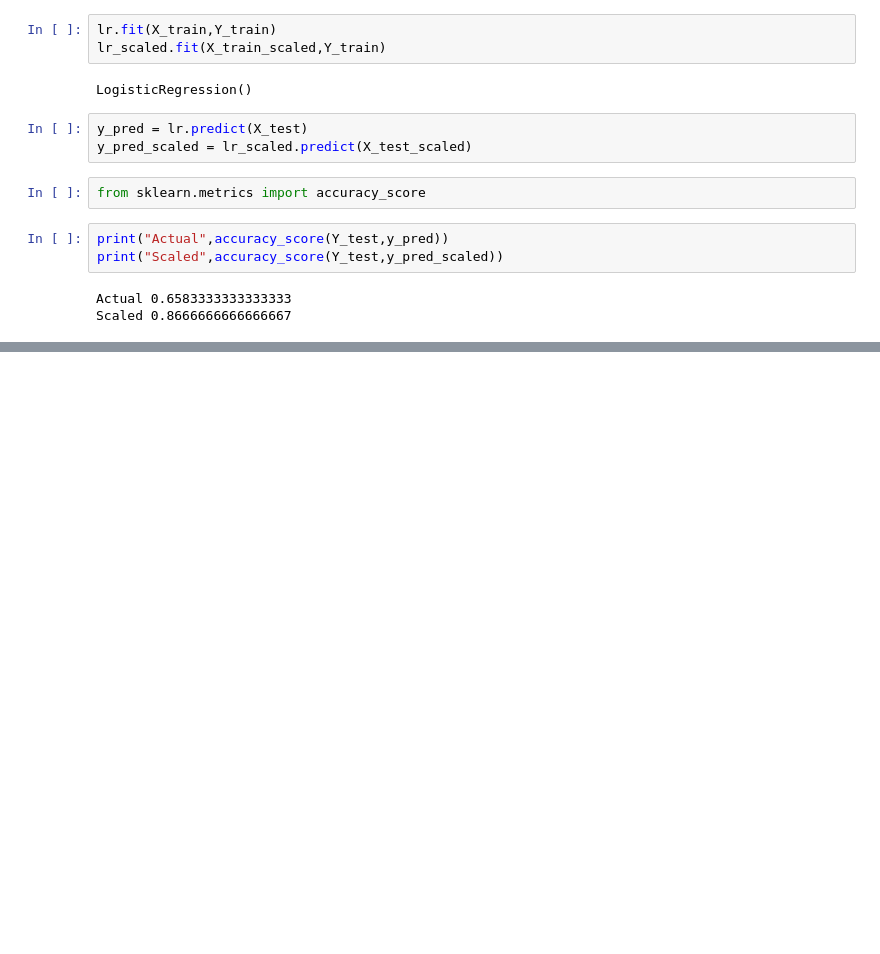
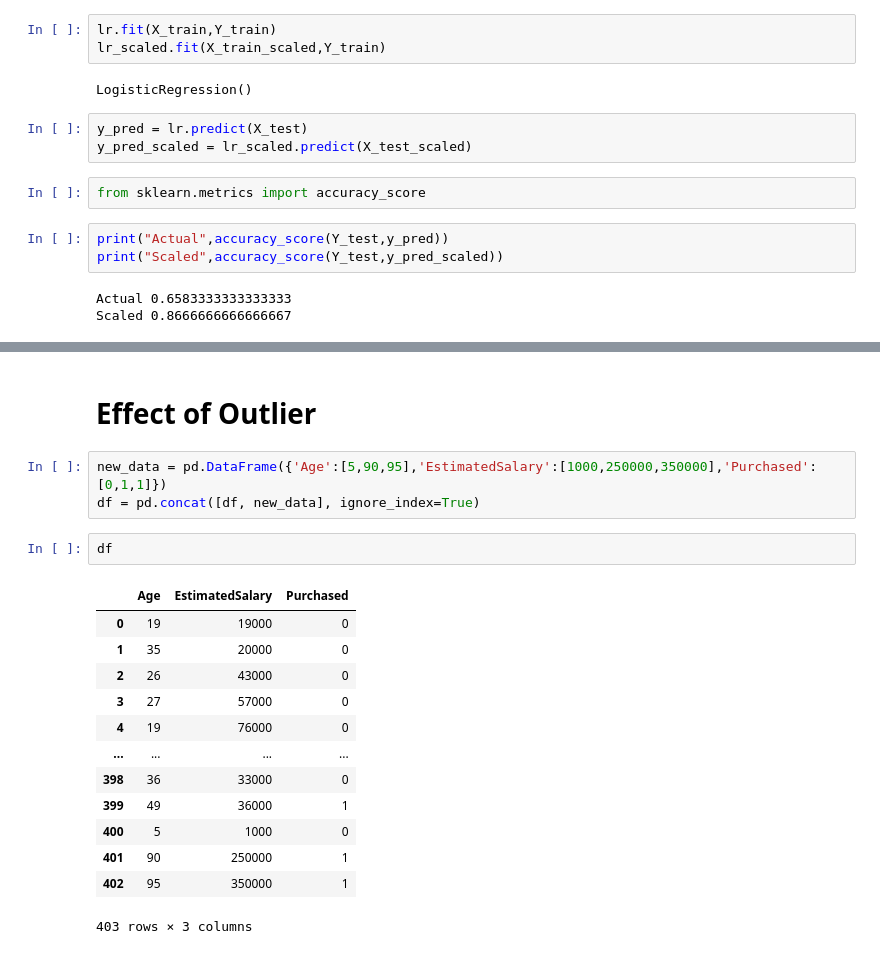
Before and after one commit to najnin26/Machine-Learning, a Jupyter notebook: Basic/standardization.ipynb, the cells around one changed output, grey strips where cells are left out. Drawn from its saved outputs; the diff is of its cells as text; blank space fills up the shorter version.

```diff
--- a/Basic/standardization.ipynb
+++ b/Basic/standardization.ipynb
@@ -214,0 +250,21 @@ Scaled 0.8666666666666667
+# %% [markdown]
+# **Effect of Outlier**
+# %%
+new_data = pd.DataFrame({'Age':[5,90,95],'EstimatedSalary':[1000,250000,350000],'Purchased':[0,1,1]})
+df = pd.concat([df, new_data], ignore_index=True)
+# %%
+df
+# %% [output]
+|  | Age | EstimatedSalary | Purchased |
+| 0 | 19 | 19000 | 0 |
+| 1 | 35 | 20000 | 0 |
+| 2 | 26 | 43000 | 0 |
+| 3 | 27 | 57000 | 0 |
+| 4 | 19 | 76000 | 0 |
+| ... | ... | ... | ... |
+| 398 | 36 | 33000 | 0 |
+| 399 | 49 | 36000 | 1 |
+| 400 | 5 | 1000 | 0 |
+| 401 | 90 | 250000 | 1 |
+| 402 | 95 | 350000 | 1 |
+403 rows × 3 columns
```
Also changed, not shown: parts of 14 cells of this notebook.
